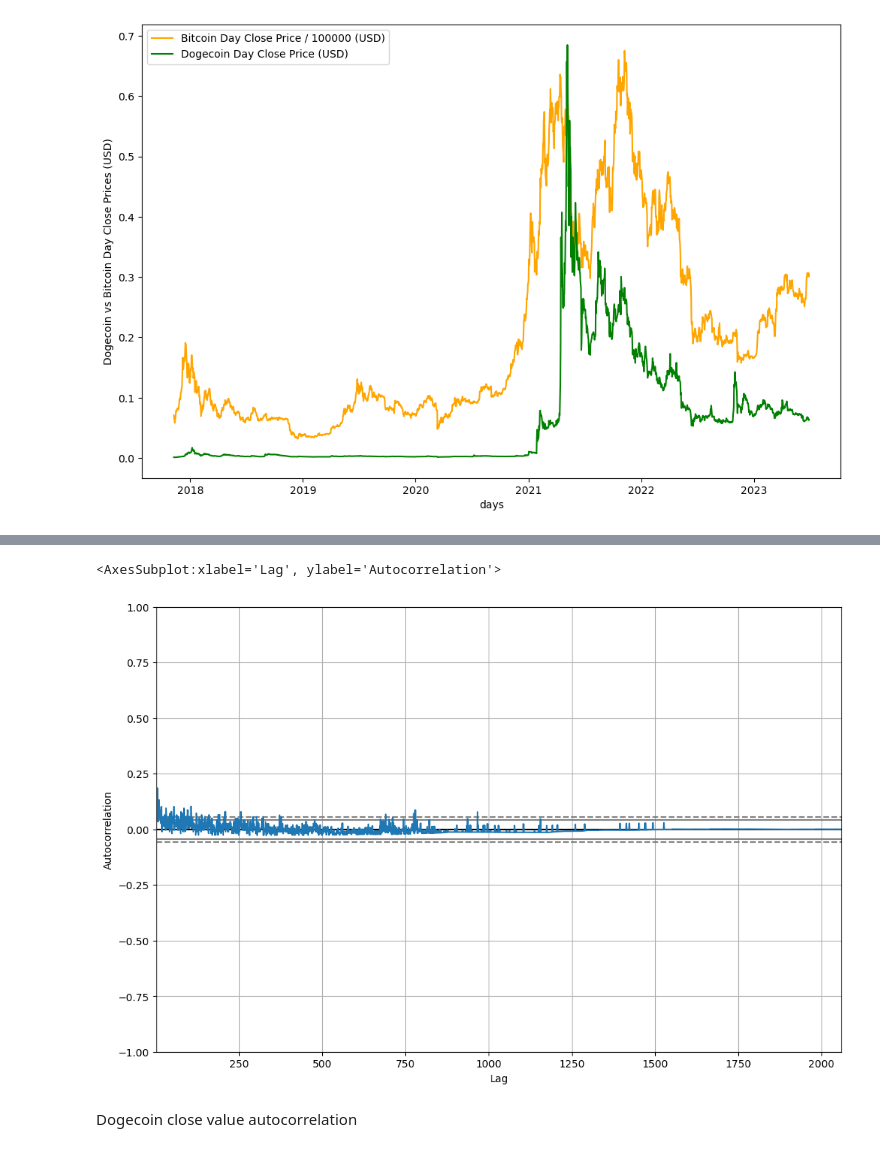
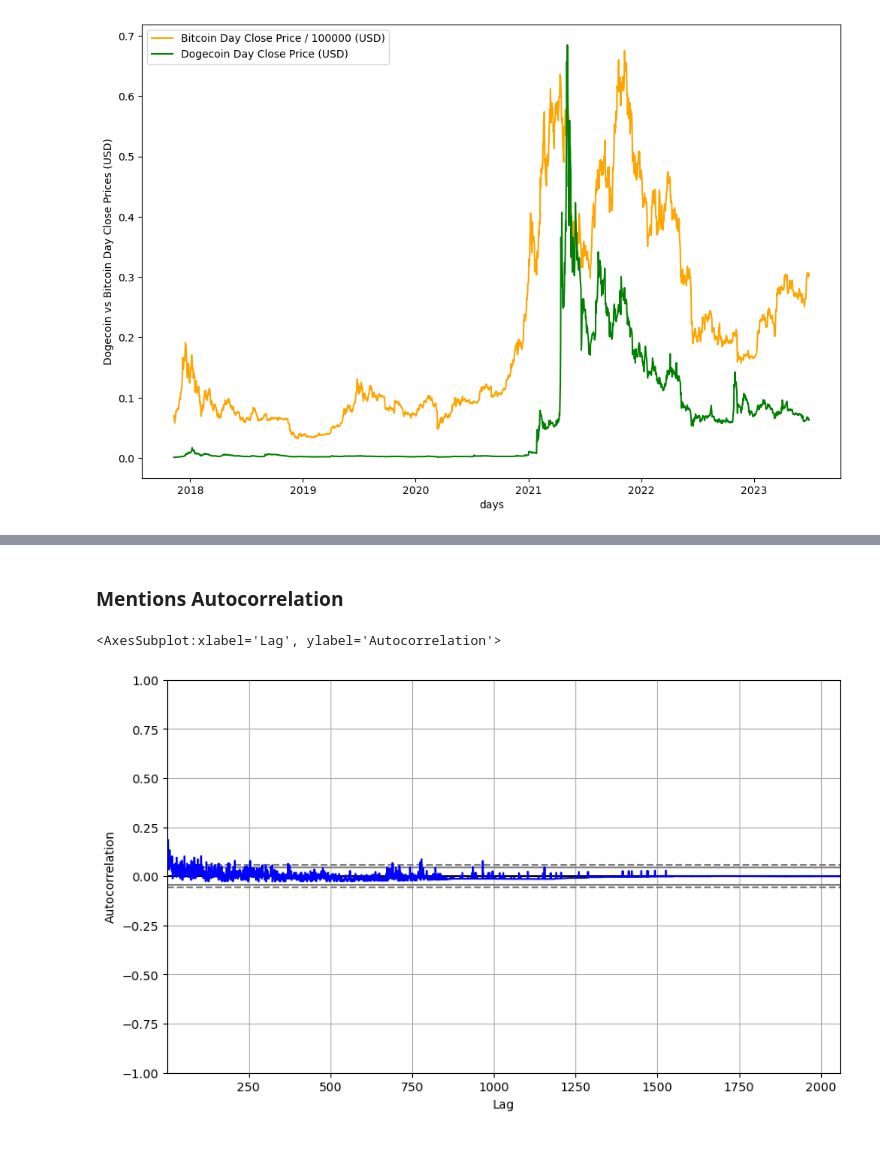
Before and after one commit to gilmar/musk_dogecoin_analysis, a Jupyter notebook: musk_dogecoin.ipynb, the cells around one changed output, grey strips where cells are left out. Saved outputs shown, nothing was run; the diff lists cells and outputs as text; code cells hidden in the pictures.

```diff
--- a/musk_dogecoin.ipynb
+++ b/musk_dogecoin.ipynb
@@ -103,5 +156,5 @@ def extract_best_result(grid_search_results_df):
 # %%
-elon_doge_df = pd.read_csv('data/tweets_doge_bitcoin.csv')
-elon_doge_df['date'] = pd.to_datetime(elon_doge_df.date)
-elon_doge_df = elon_doge_df.set_index('date')
+original_df = pd.read_csv('data/tweets_doge_bitcoin.csv')
+original_df['date'] = pd.to_datetime(original_df.date)
+original_df = original_df.set_index('date')
 # %%
@@ -176,8 +237,8 @@ Metions autocorrelation
+# %% [markdown]
+### Mentions Autocorrelation
 # %%
-fig=plt.figure(figsize=(12,8), dpi= 100, facecolor='w', edgecolor='k')
-pd.plotting.autocorrelation_plot(data[:,0])
+fig=plt.figure(figsize=(10,6), dpi= 100, facecolor='w', edgecolor='k')
+pd.plotting.autocorrelation_plot(original_df['dogecoin_mentions'], color='blue')
 # %% [output]
 <AxesSubplot:xlabel='Lag', ylabel='Autocorrelation'>
-[figure, old version]
+[figure, new version]
-# %% [markdown]
-Dogecoin close value autocorrelation
```
Also changed, not shown: parts of 90 cells of this notebook.
